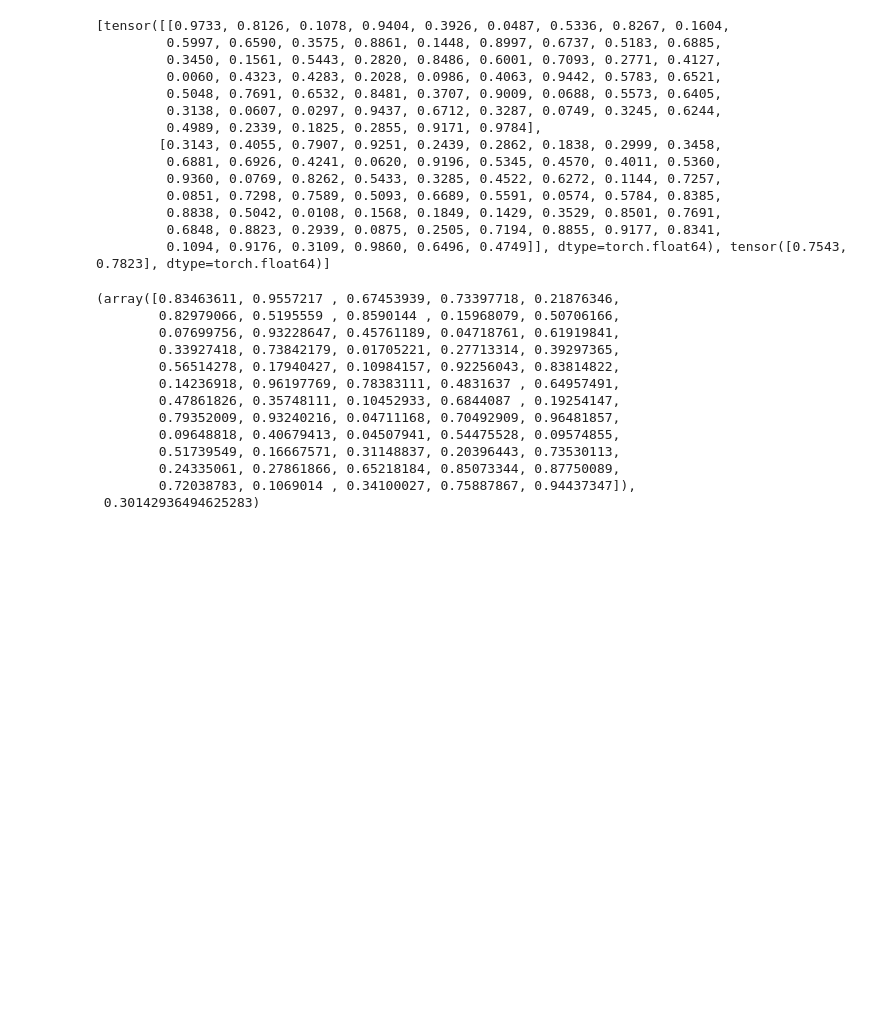
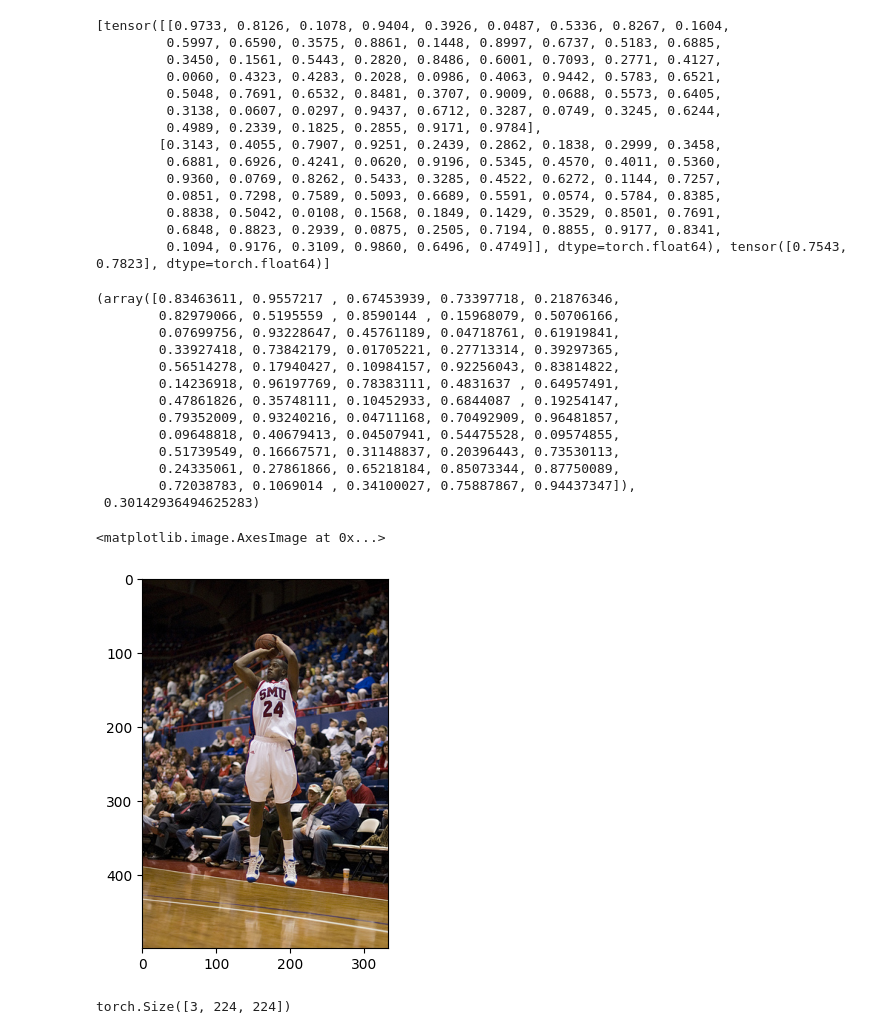
Before and after one commit to mahdisabetkish/Vision2Words, a Jupyter notebook: Flicker8k.ipynb, the cells around one changed output. Cells and saved outputs as stored; diff of their text form; code cells hidden in the pictures; blank space fills up the shorter version.

Commit message:
Transform using albumentation

```diff
--- a/Flicker8k.ipynb
+++ b/Flicker8k.ipynb
@@ -322,3 +325,46 @@ Data.__getitem__(5)
         0.24335061, 0.27861866, 0.65218184, 0.85073344, 0.87750089,
         0.72038783, 0.1069014 , 0.34100027, 0.75887867, 0.94437347]),
  0.30142936494625283)
+# %%
+# In this cell I must implement Augmentation using Albumentation
+import albumentations as A
+from albumentations.pytorch import ToTensorV2
+
+# Define augmentation pipeline
+transform = A.Compose([
+    A.Resize(256, 256),  # Resize to a fixed size
+    A.RandomCrop(224, 224),  # Random crop
+    A.HorizontalFlip(p=0.5),  # Horizontal flip
+    A.ColorJitter(brightness=0.2, contrast=0.2, saturation=0.2, hue=0.1),
+    A.ShiftScaleRotate(shift_limit=0.05, scale_limit=0.05, rotate_limit=10, p=0.5),
+    A.GaussianBlur(blur_limit=3, p=0.2),
+    A.Normalize(mean=(0.485, 0.456, 0.406), std=(0.229, 0.224, 0.225)),  # Normalize
+    ToTensorV2()  # Convert to PyTorch tensor
+])
+
+# Apply to an example image
+from PIL import Image
+import numpy as np
+
+image_dir = "/content/flickr8k/Images"
+image_file = "3325157569_8084ab3293.jpg"
+image_path = os.path.join(image_dir, image_file)
+image = Image.open(image_path).convert("RGB")
+image = np.array(image)
+augmented = transform(image=image)
+augmented_image = augmented["image"]
+
+
+# img = Image.open(img_path)
+
+plt.imshow(image)
+# %% [output]
+<matplotlib.image.AxesImage at 0x...>
+[figure, added]
+# %%
+for image, cap in dataloader:
+  # print(image)
+  break
+image[1].shape
+# %% [output]
+torch.Size([3, 224, 224])
```
Also changed, not shown: parts of 2 cells of this notebook.
